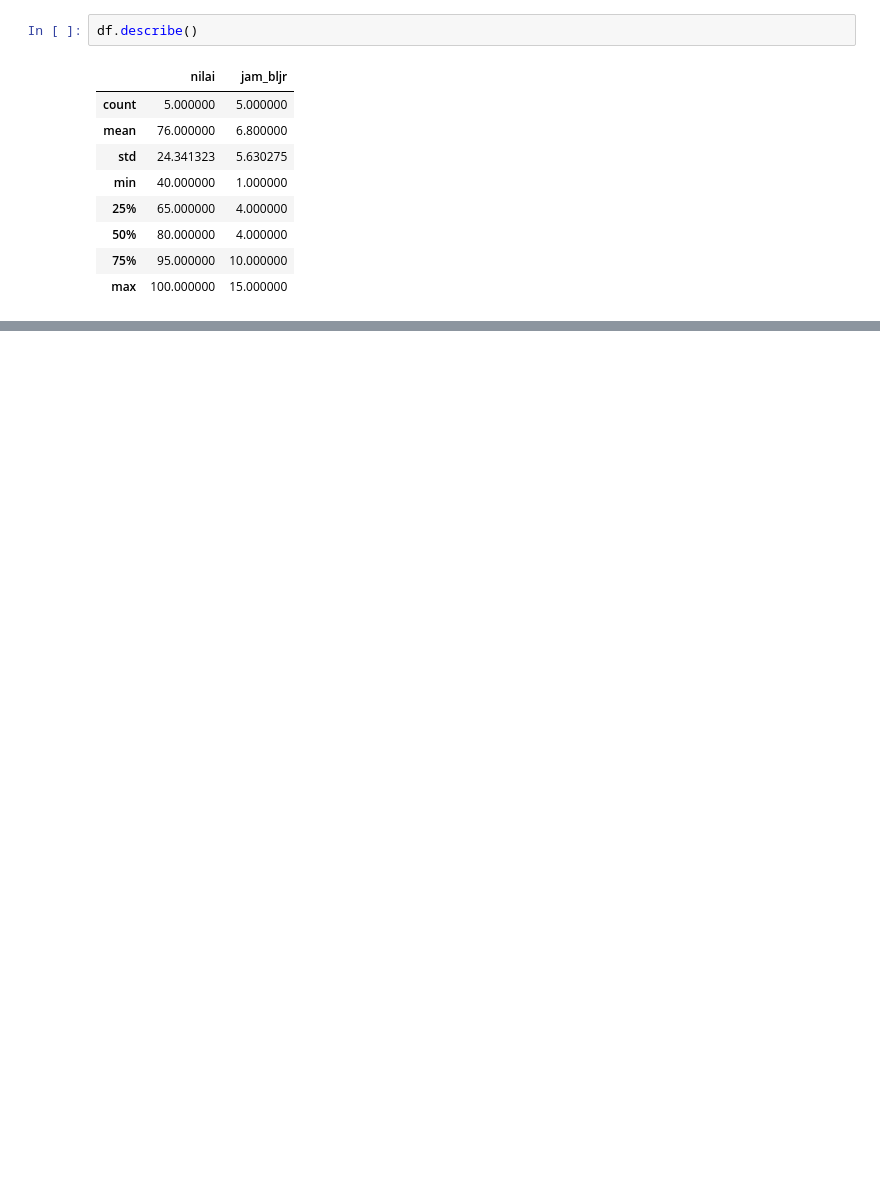
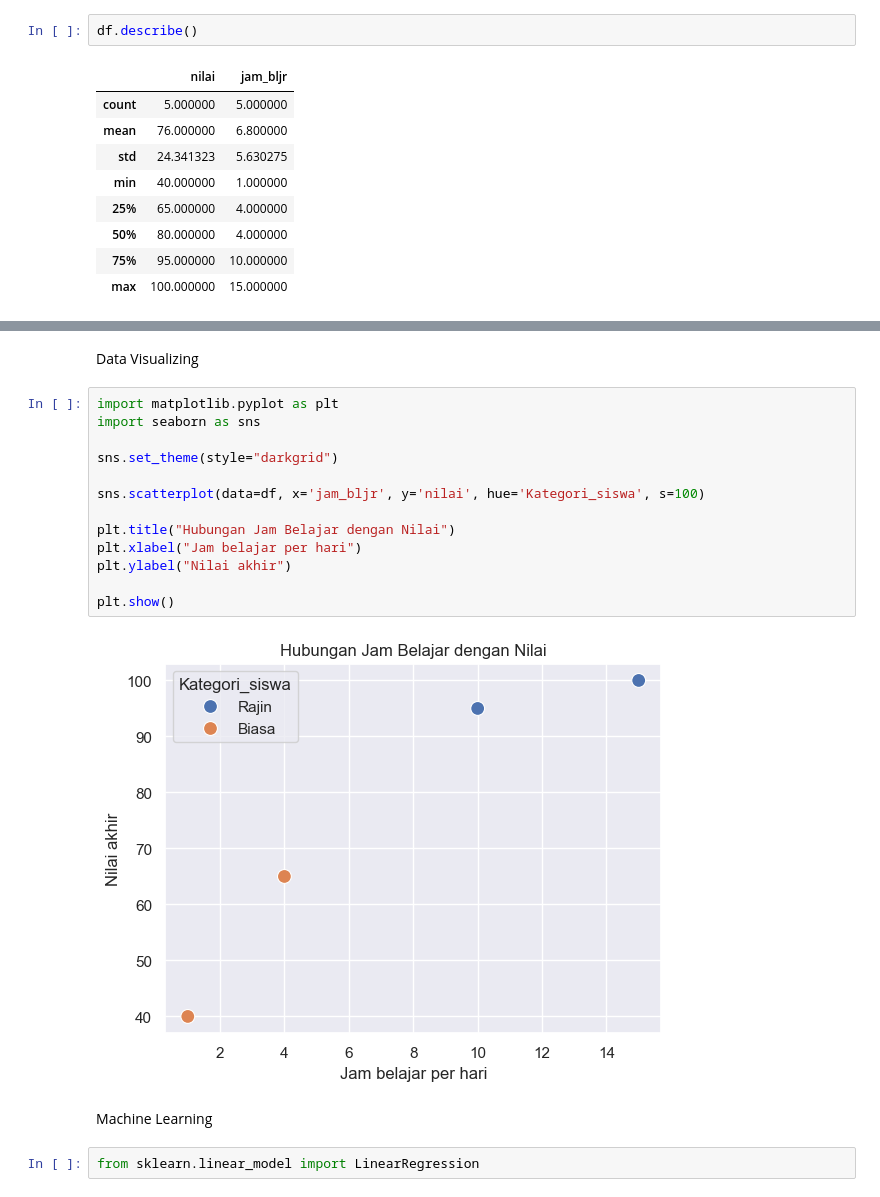
Before and after one commit to soraawistaria/learning_datascience, a Jupyter notebook: analisisKecil/nilaisiswa.ipynb, the cells around one changed output, grey strips where cells are left out. Drawn from its saved outputs; the diff is of its cells as text; blank space fills up the shorter version.

```diff
--- a/analisisKecil/nilaisiswa.ipynb
+++ b/analisisKecil/nilaisiswa.ipynb
@@ -40,0 +47,21 @@ df.head()
+# %% [markdown]
+Data Visualizing
+# %%
+import matplotlib.pyplot as plt
+import seaborn as sns
+
+sns.set_theme(style="darkgrid")
+
+sns.scatterplot(data=df, x='jam_bljr', y='nilai', hue='Kategori_siswa', s=100)
+
+plt.title("Hubungan Jam Belajar dengan Nilai")
+plt.xlabel("Jam belajar per hari")
+plt.ylabel("Nilai akhir")
+
+plt.show()
+# %% [output]
+[figure, added]
+# %% [markdown]
+Machine Learning
+# %%
+from sklearn.linear_model import LinearRegression
```
Also changed, not shown: parts of 4 cells of this notebook, 1 other file.
